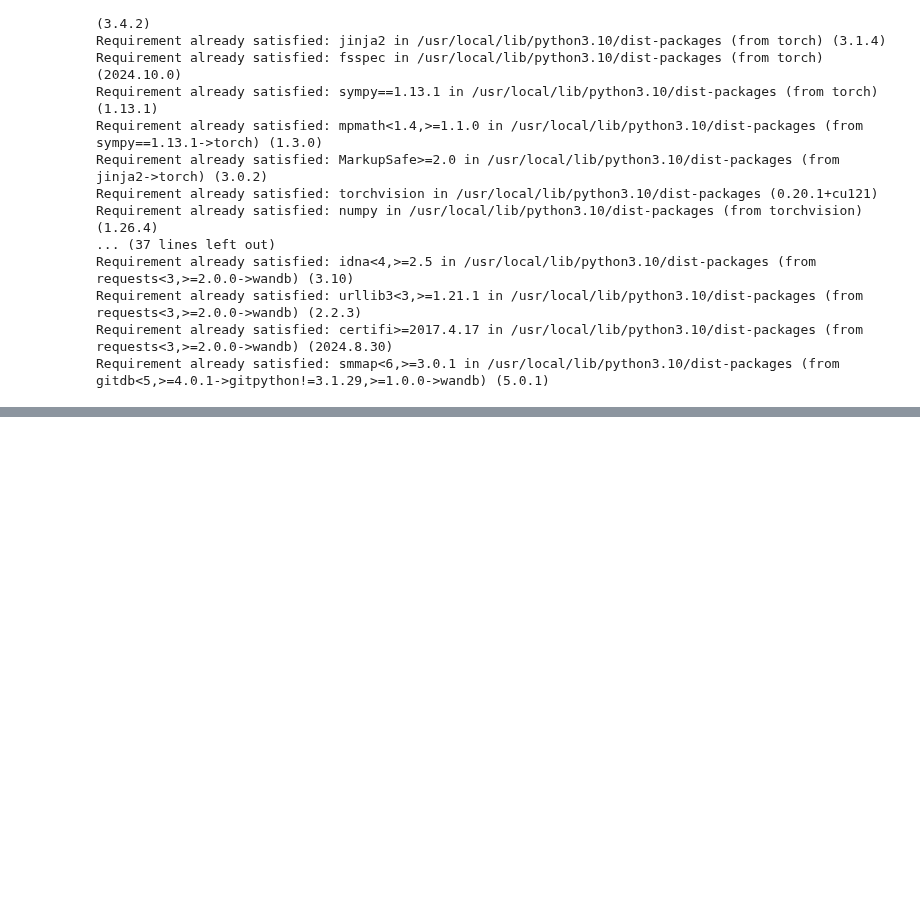
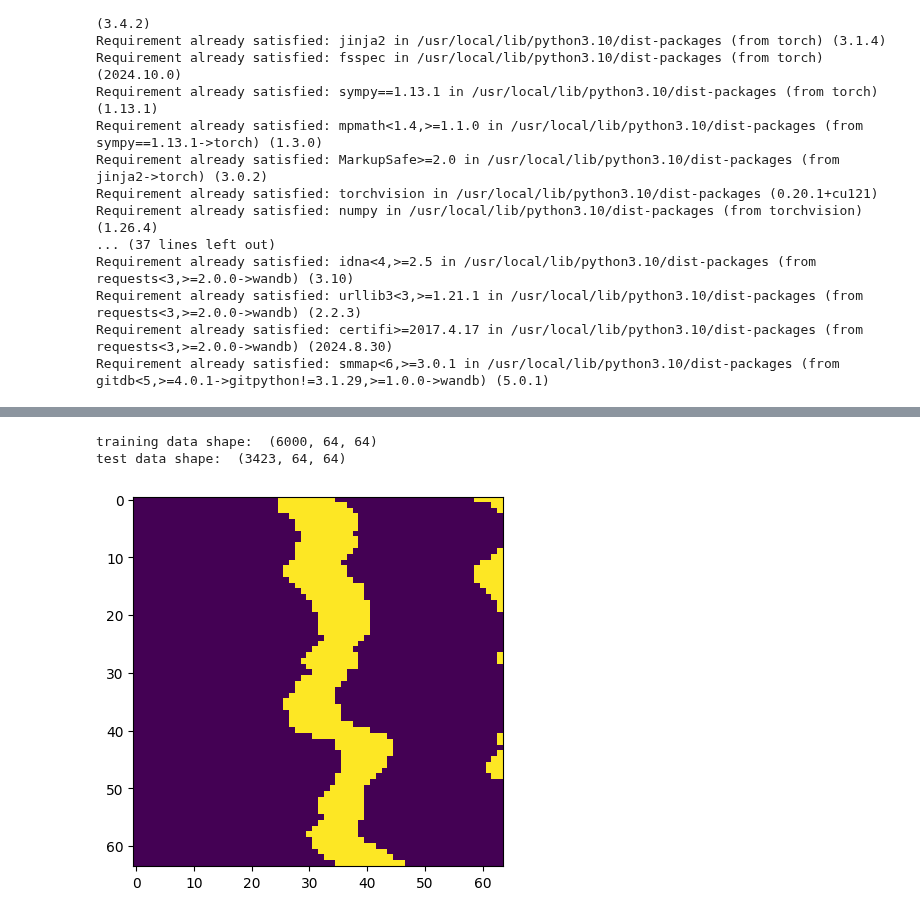
Before and after one commit to OscarOvanger/GeoDecepticon, a Jupyter notebook: training_notebook.ipynb, the cells around one changed output, grey strips where cells are left out. Drawn from its saved outputs; the diff is of its cells as text; code cells hidden in the pictures; blank space fills up the shorter version.

```diff
--- a/training_notebook.ipynb
+++ b/training_notebook.ipynb
@@ -51,0 +55,20 @@ import numpy as np
+# %%
+data_1 = np.load("data_array_1.npz")
+data_2 = np.load("data_array_2.npz")
+data_3 = np.load("data_array_3.npz")
+
+data_array_1 = data_1['data_array']
+data_array_2 = data_2['data_array']
+data_array_3 = data_3['data_array']
+
+training_data = np.concatenate((data_array_1, data_array_2), axis=0)
+test_data = data_array_3
+print("training data shape: ", training_data.shape)
+print("test data shape: ", test_data.shape)
+
+plt.imshow(training_data[0])
+plt.show()
+# %% [output]
+training data shape:  (6000, 64, 64)
+test data shape:  (3423, 64, 64)
+[figure, added]
```
Also changed, not shown: parts of 5 cells of this notebook.
